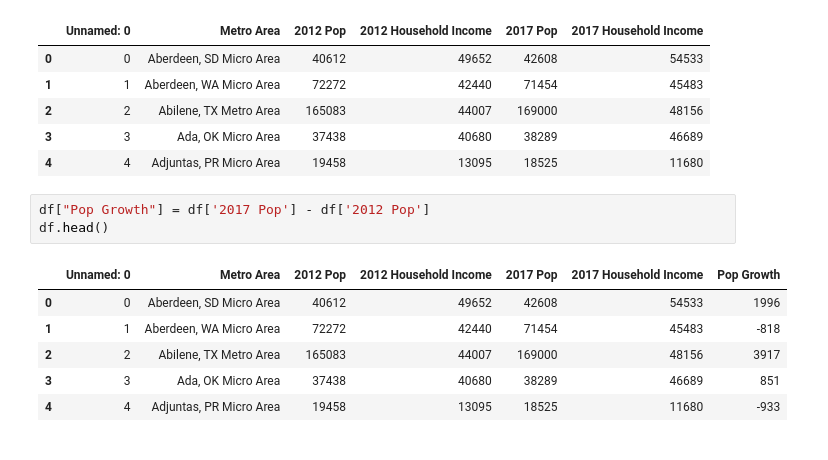
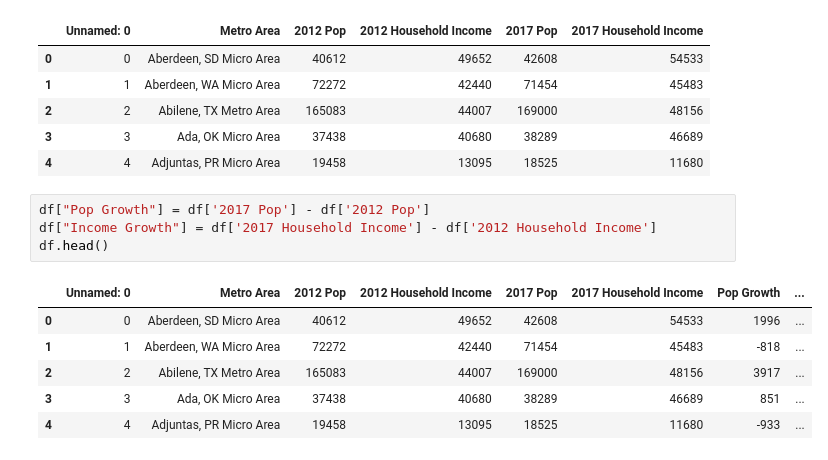
Before and after one commit to woodfin8/ProjectOne, a Jupyter notebook: Census_new.ipynb, the cells around one changed output. Cells and saved outputs as stored; diff of their text form.

```diff
--- a/Census_new.ipynb
+++ b/Census_new.ipynb
@@ -30,12 +30,13 @@ df.head()
 | 4 | 4 | Adjuntas, PR Micro Area | 19458 | 13095 | 18525 | 11680 |
 # %%
 df["Pop Growth"] = df['2017 Pop'] - df['2012 Pop']
+df["Income Growth"] = df['2017 Household Income'] - df['2012 Household Income']
 df.head()
 # %% [output]
-|  | Unnamed: 0 | Metro Area | 2012 Pop | 2012 Household Income | 2017 Pop | 2017 Household Income | Pop Growth |
-| 0 | 0 | Aberdeen, SD Micro Area | 40612 | 49652 | 42608 | 54533 | 1996 |
-| 1 | 1 | Aberdeen, WA Micro Area | 72272 | 42440 | 71454 | 45483 | -818 |
-| 2 | 2 | Abilene, TX Metro Area | 165083 | 44007 | 169000 | 48156 | 3917 |
-| 3 | 3 | Ada, OK Micro Area | 37438 | 40680 | 38289 | 46689 | 851 |
-| 4 | 4 | Adjuntas, PR Micro Area | 19458 | 13095 | 18525 | 11680 | -933 |
+|  | Unnamed: 0 | Metro Area | 2012 Pop | 2012 Household Income | 2017 Pop | 2017 Household Income | Pop Growth | ... |
+| 0 | 0 | Aberdeen, SD Micro Area | 40612 | 49652 | 42608 | 54533 | 1996 | ... |
+| 1 | 1 | Aberdeen, WA Micro Area | 72272 | 42440 | 71454 | 45483 | -818 | ... |
+| 2 | 2 | Abilene, TX Metro Area | 165083 | 44007 | 169000 | 48156 | 3917 | ... |
+| 3 | 3 | Ada, OK Micro Area | 37438 | 40680 | 38289 | 46689 | 851 | ... |
+| 4 | 4 | Adjuntas, PR Micro Area | 19458 | 13095 | 18525 | 11680 | -933 | ... |
 # %%
```
Also changed, not shown: parts of 8 cells of this notebook.
